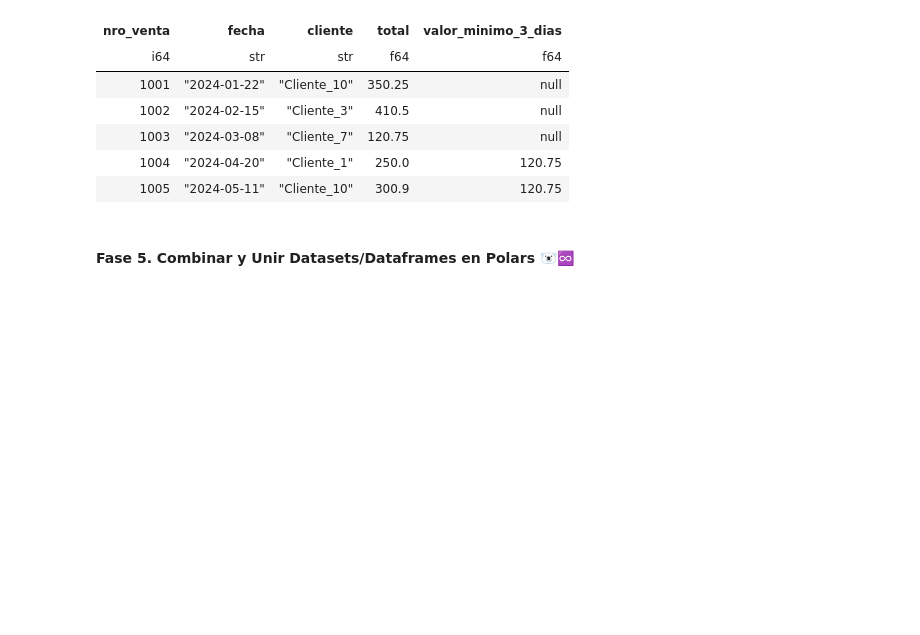
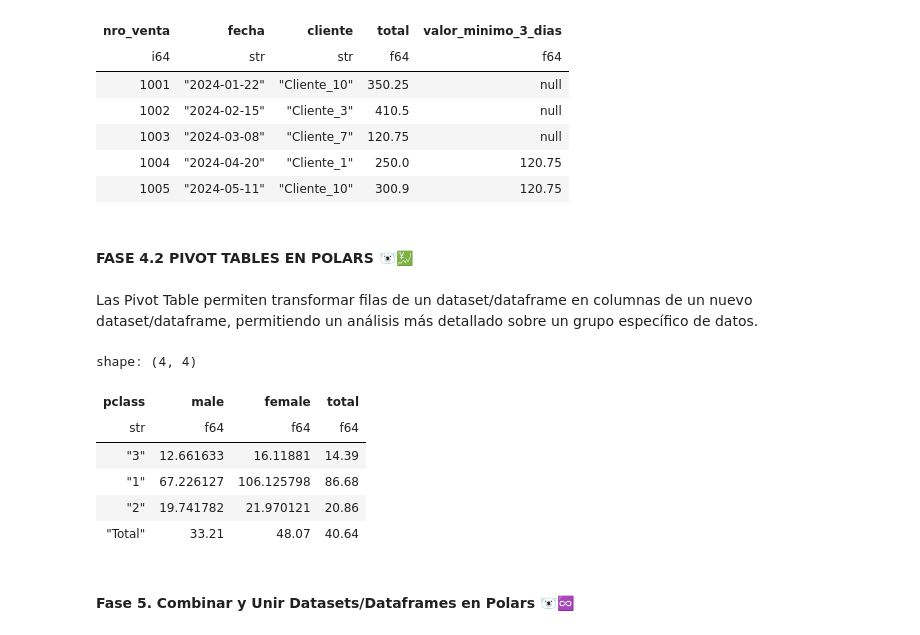
Before and after one commit to BrayanR03/Fundamentos-Pandas-y-Polars, a Jupyter notebook: polars/06_manipulacion_datos_polars.ipynb, the cells around one changed output. Drawn from its saved outputs; the diff is of its cells as text; code cells hidden in the pictures; blank space fills up the shorter version.

```diff
--- a/polars/06_manipulacion_datos_polars.ipynb
+++ b/polars/06_manipulacion_datos_polars.ipynb
@@ -898,6 +898,55 @@ shape: (5, 5)
 | 1003 | "2024-03-08" | "Cliente_7" | 120.75 | null |
 | 1004 | "2024-04-20" | "Cliente_1" | 250.0 | 120.75 |
 | 1005 | "2024-05-11" | "Cliente_10" | 300.9 | 120.75 |
+# %% [markdown]
+#### FASE 4.2 PIVOT TABLES EN POLARS 🐻‍❄️💹
+# %% [markdown]
+Las Pivot Table permiten transformar filas de un dataset/dataframe en columnas de un nuevo dataset/dataframe,
+permitiendo un análisis más detallado sobre un grupo específico de datos.
+# %%
+"""
+      📝 SINTAXIS:
+          dataset_pivoteado_nombre = dataset_original_nombre.pivot(index=NombreColumnaDataframe,on=NombreColumnaDataframe,
+                                     values=NombreColumnaDataframe,,aggregate_function=NombreFunciónAgregación)
+
+"""
+import polars as pl
+### ✅🗃️ Dataset a utilizar: titanic
+df_titanic = pl.read_csv("../datasets/titanic.csv",separator=",")
+# df_titanic.head()
+
+#### 💡 EJEMPLO 1: HALLAR EL PROMEDIO DE EDAD POR CLASE Y GÉNERO
+df_pivot_uno = df_titanic.pivot(index="pclass",on="sex",values="age",aggregate_function="mean")
+df_pivot_uno.head() ##  ✅ Resultado exitoso.
+
+
+#### 💡 EJEMPLO 2: HALLAR EL PROMEDIO DE FARE POR CLASE Y SEXO, ADEMÁS AGREGAR UN TOTAL A NIVEL DE FILA Y COLUMNA CALCULANDO EL PROMEDIO)
+df_pivot_dos = df_titanic.pivot(index="pclass",on="sex",values="fare",aggregate_function="mean")
+df_pivot_dos = df_pivot_dos.with_columns(
+    pl.mean_horizontal("male","female").round(2).alias("total")
+)
+## 💡 Cuando usamos pl.mean_horizontal() permite agregar una columna adicional para realizar un cálculo a nivel de fila.
+df_pivot_dos.head()
+## 💡 Calculamos la media de cada columna.
+total_avg_male, total_avg_female, total_avg = round(df_pivot_dos["male"].mean(),2),round(df_pivot_dos["female"].mean(),2),round(df_pivot_dos["total"].mean(),2)
+## 💡 Asignamos los valores a un nuevo dataframe para poder unirlo al dataframe original
+df_pivot_total_columna = pl.DataFrame(data=[["Total"],[total_avg_male],[total_avg_female],[total_avg]],schema={"pclass":pl.String,"male":pl.Float64,"female":pl.Float64,"total":pl.Float64})
+# df_pivot_total_columna.head() ## 💡 Agregamos un valor "Total" a la columna pclass para poder crear la nueva fila en el dataframe original.
+df_pivot_dos = df_pivot_dos.with_columns(
+    pl.col("pclass").cast(pl.String).alias("pclass") ## 💡 Casteamos la columna pclass a un String para poder concatenarlo con el dato del dataframe de totales.
+)
+# df_pivot_dos.head()
+## 💡 Concatenamos correctamente los dataframes con el cálculo de su total a nivel de columna.
+df_pivot_dos_final = pl.concat([df_pivot_dos,df_pivot_total_columna])
+df_pivot_dos_final
+# %% [output]
+shape: (4, 4)
+| pclass | male | female | total |
+| str | f64 | f64 | f64 |
+| "3" | 12.661633 | 16.11881 | 14.39 |
+| "1" | 67.226127 | 106.125798 | 86.68 |
+| "2" | 19.741782 | 21.970121 | 20.86 |
+| "Total" | 33.21 | 48.07 | 40.64 |
 # %% [markdown]
 #### Fase 5. Combinar y Unir Datasets/Dataframes en Polars 🐻‍❄️♾️
 # %% [markdown]
```
Also changed, not shown: 1 other file.
